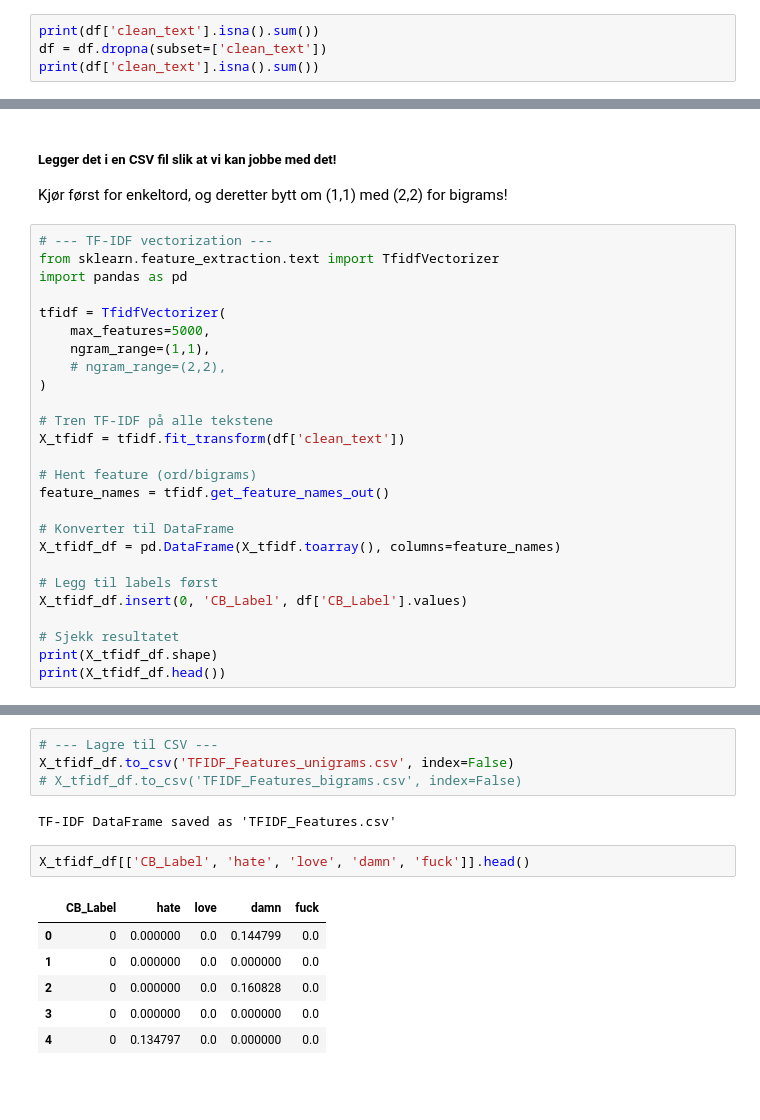
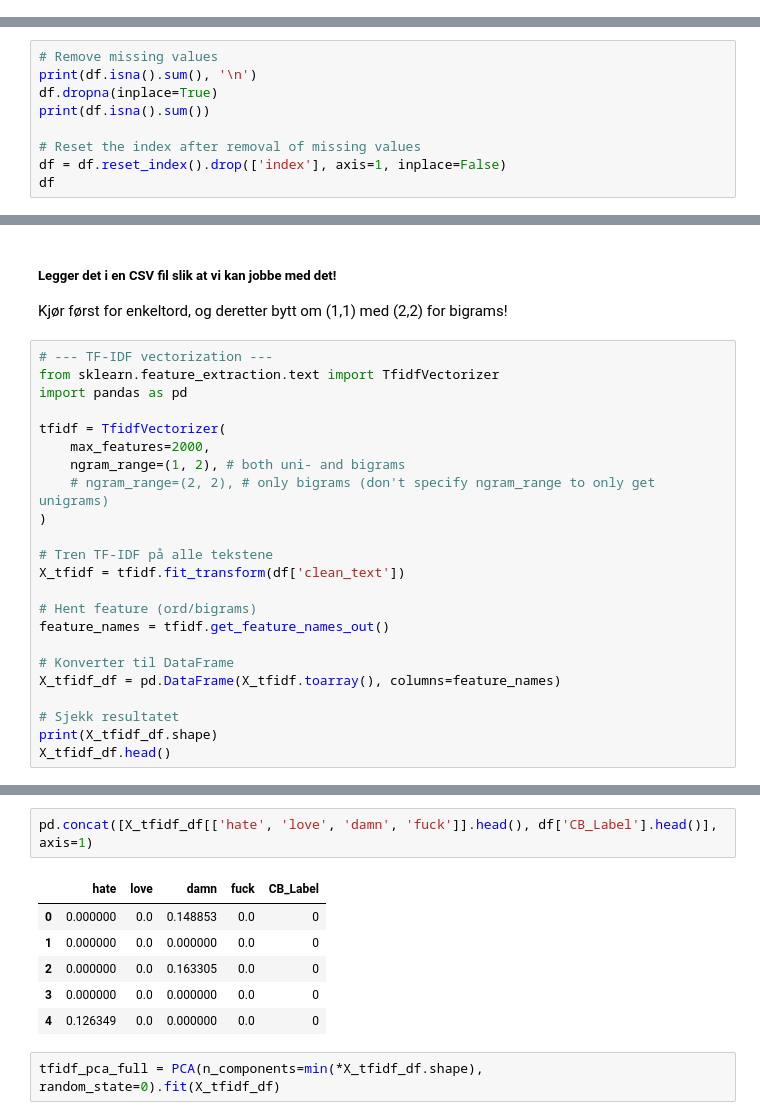
Before and after one commit to sebalexsmith/IT3212, a Jupyter notebook: assignment_3/extraction.ipynb, the cells around one changed output, grey strips where cells are left out. Saved outputs shown, nothing was run; the diff lists cells and outputs as text; blank space fills up the shorter version.

Commit message:
Written script for compressing data with PCA

```diff
--- a/assignment_3/extraction.ipynb
+++ b/assignment_3/extraction.ipynb
@@ -23,4 +45,0 @@ First few rows:
-# %%
-print(df['clean_text'].isna().sum())
-df = df.dropna(subset=['clean_text'])
-print(df['clean_text'].isna().sum())
@@ -29,0 +46,9 @@ print(df['clean_text'].isna().sum())
+# %%
+# Remove missing values
+print(df.isna().sum(), '\n')
+df.dropna(inplace=True)
+print(df.isna().sum())
+
+# Reset the index after removal of missing values
+df = df.reset_index().drop(['index'], axis=1, inplace=False)
+df
@@ -109,9 +149,9 @@ from sklearn.feature_extraction.text import TfidfVectorizer
 import pandas as pd
 
 tfidf = TfidfVectorizer(
-    max_features=5000,
-    ngram_range=(1,1),
-    # ngram_range=(2,2),
+    max_features=2000,
+    ngram_range=(1, 2), # both uni- and bigrams
+    # ngram_range=(2, 2), # only bigrams (don't specify ngram_range to only get unigrams)
 )
 
 # Tren TF-IDF på alle tekstene
@@ -123,10 +163,7 @@ feature_names = tfidf.get_feature_names_out()
 # Konverter til DataFrame
 X_tfidf_df = pd.DataFrame(X_tfidf.toarray(), columns=feature_names)
 
-# Legg til labels først
-X_tfidf_df.insert(0, 'CB_Label', df['CB_Label'].values)
-
 # Sjekk resultatet
 print(X_tfidf_df.shape)
-print(X_tfidf_df.head())
+X_tfidf_df.head()
 # %% [output]
@@ -150,15 +178,11 @@ print(X_tfidf_df.head())
-# %%
-# --- Lagre til CSV ---
-X_tfidf_df.to_csv('TFIDF_Features_unigrams.csv', index=False)
-# X_tfidf_df.to_csv('TFIDF_Features_bigrams.csv', index=False)
-# %% [output]
-TF-IDF DataFrame saved as 'TFIDF_Features.csv'
 # %%
-X_tfidf_df[['CB_Label', 'hate', 'love', 'damn', 'fuck']].head()
+pd.concat([X_tfidf_df[['hate', 'love', 'damn', 'fuck']].head(), df['CB_Label'].head()], axis=1)
 # %% [output]
-|  | CB_Label | hate | love | damn | fuck |
-| 0 | 0 | 0.000000 | 0.0 | 0.144799 | 0.0 |
-| 1 | 0 | 0.000000 | 0.0 | 0.000000 | 0.0 |
-| 2 | 0 | 0.000000 | 0.0 | 0.160828 | 0.0 |
-| 3 | 0 | 0.000000 | 0.0 | 0.000000 | 0.0 |
-| 4 | 0 | 0.134797 | 0.0 | 0.000000 | 0.0 |
+|  | hate | love | damn | fuck | CB_Label |
+| 0 | 0.000000 | 0.0 | 0.148853 | 0.0 | 0 |
+| 1 | 0.000000 | 0.0 | 0.000000 | 0.0 | 0 |
+| 2 | 0.000000 | 0.0 | 0.163305 | 0.0 | 0 |
+| 3 | 0.000000 | 0.0 | 0.000000 | 0.0 | 0 |
+| 4 | 0.126349 | 0.0 | 0.000000 | 0.0 | 0 |
+# %%
+tfidf_pca_full = PCA(n_components=min(*X_tfidf_df.shape), random_state=0).fit(X_tfidf_df)
```
Also changed, not shown: parts of 12 cells of this notebook.
